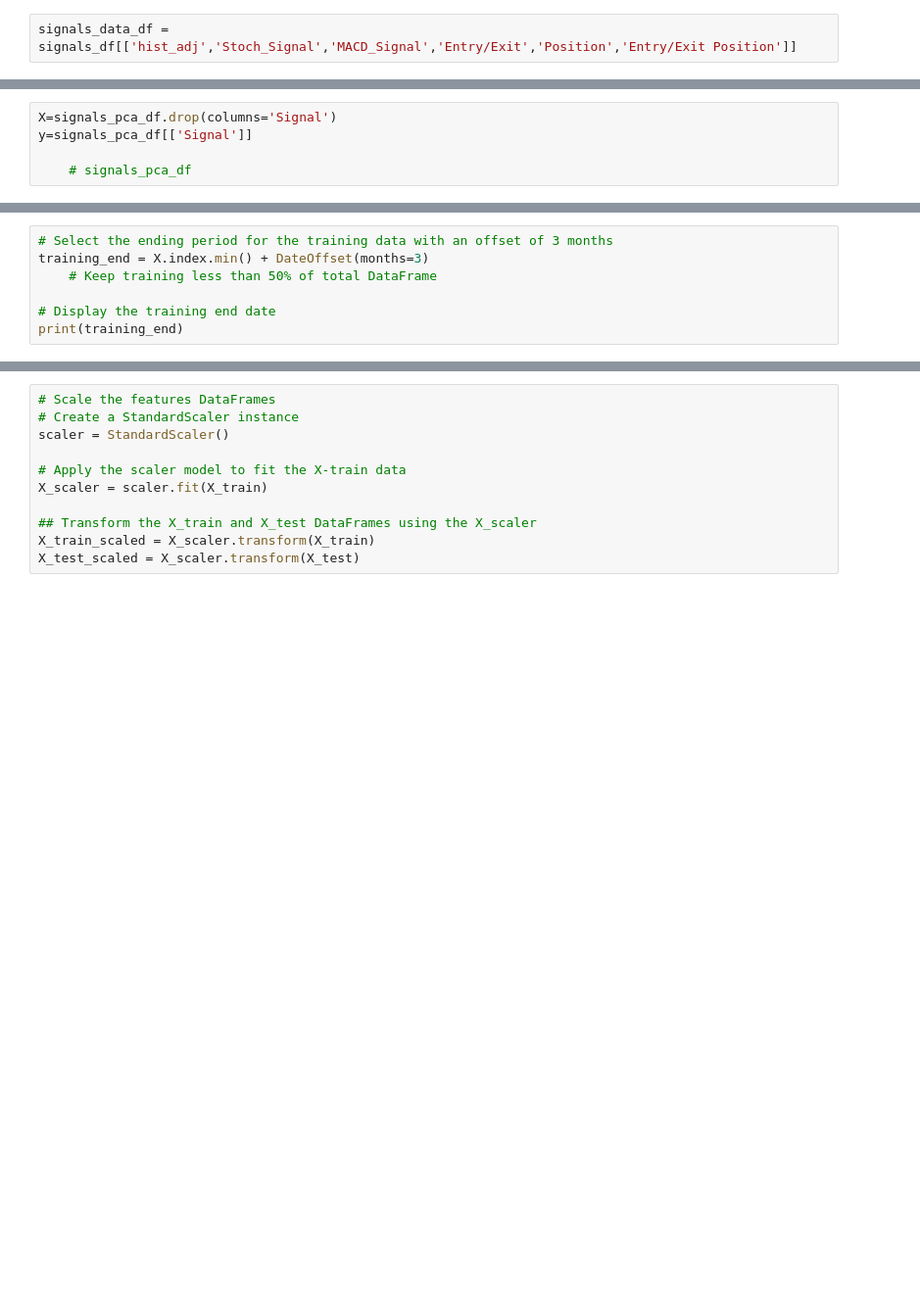
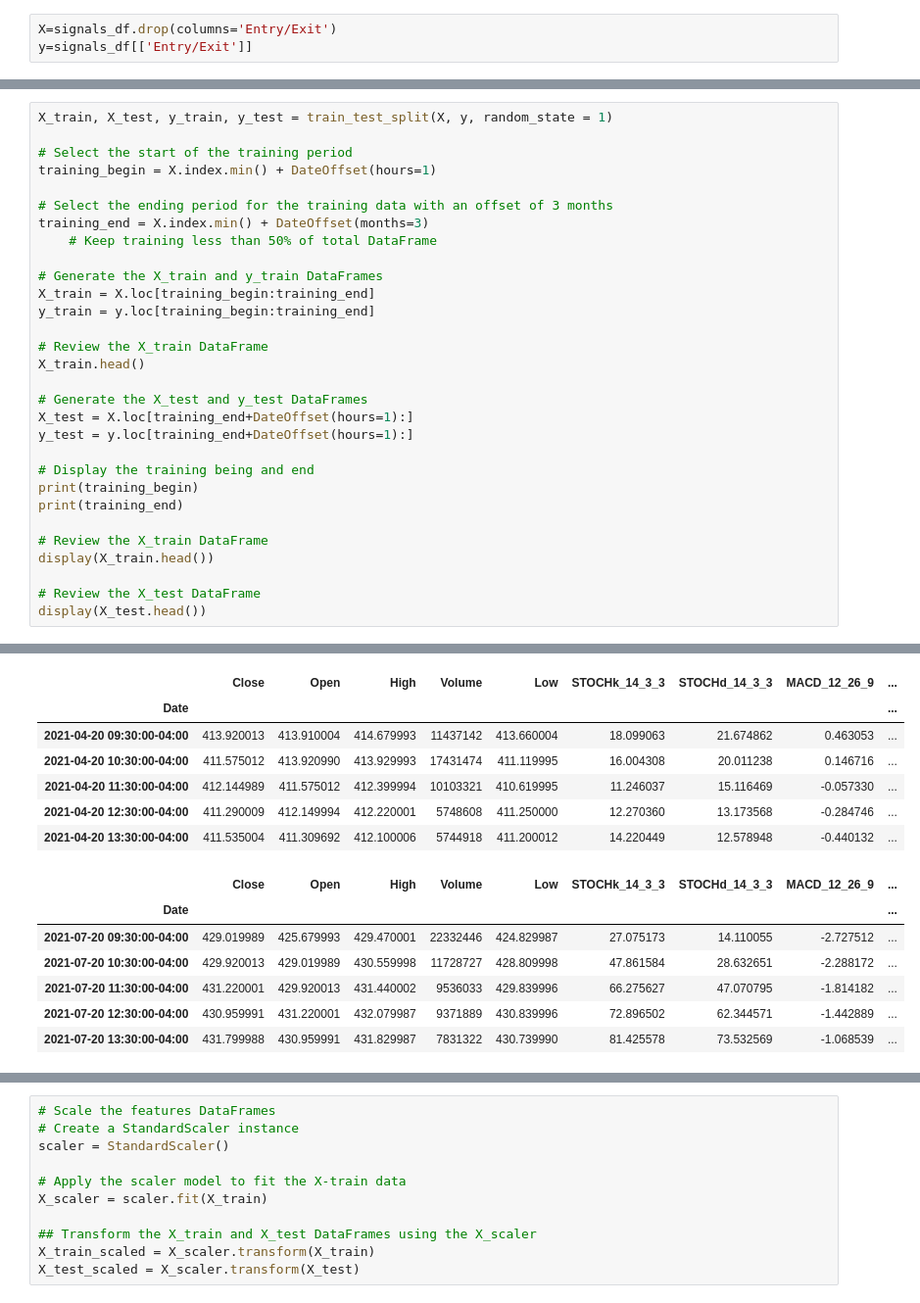
Before and after one commit to Kgross2/Group2_Project2, a Jupyter notebook: custom_ml.ipynb, the cells around one changed output, grey strips where cells are left out. Shown: that part at 98% size. Cells and saved outputs as stored; diff of their text form; blank space fills up the shorter version.

```diff
--- a/custom_ml.ipynb
+++ b/custom_ml.ipynb
@@ -48,2 +42,3 @@ signals_df.head()
 # %%
-signals_data_df = signals_df[['hist_adj','Stoch_Signal','MACD_Signal','Entry/Exit','Position','Entry/Exit Position']]
+X=signals_df.drop(columns='Entry/Exit')
+y=signals_df[['Entry/Exit']]
@@ -152,5 +44,0 @@ len(signals_pca_df.columns)
-# %%
-X=signals_pca_df.drop(columns='Signal')
-y=signals_pca_df[['Signal']]
-
-    # signals_pca_df
@@ -178,8 +45,31 @@ print(training_begin)
 # %%
+X_train, X_test, y_train, y_test = train_test_split(X, y, random_state = 1)
+
+# Select the start of the training period
+training_begin = X.index.min() + DateOffset(hours=1)
+
 # Select the ending period for the training data with an offset of 3 months
 training_end = X.index.min() + DateOffset(months=3)
     # Keep training less than 50% of total DataFrame
 
-# Display the training end date
+# Generate the X_train and y_train DataFrames
+X_train = X.loc[training_begin:training_end]
+y_train = y.loc[training_begin:training_end]
+
+# Review the X_train DataFrame
+X_train.head()
+
+# Generate the X_test and y_test DataFrames
+X_test = X.loc[training_end+DateOffset(hours=1):]
+y_test = y.loc[training_end+DateOffset(hours=1):]
+
+# Display the training being and end
+print(training_begin)
 print(training_end)
+
+# Review the X_train DataFrame
+display(X_train.head())
+
+# Review the X_test DataFrame
+display(X_test.head())
 # %% [output]
@@ -186 +77,15 @@ print(training_end)
 2021-07-19 15:30:00-04:00
+|  | Close | Open | High | Volume | Low | STOCHk_14_3_3 | STOCHd_14_3_3 | MACD_12_26_9 | ... |
+| Date |  |  |  |  |  |  |  |  | ... |
+| 2021-04-20 09:30:00-04:00 | 413.920013 | 413.910004 | 414.679993 | 11437142 | 413.660004 | 18.099063 | 21.674862 | 0.463053 | ... |
+| 2021-04-20 10:30:00-04:00 | 411.575012 | 413.920990 | 413.929993 | 17431474 | 411.119995 | 16.004308 | 20.011238 | 0.146716 | ... |
+| 2021-04-20 11:30:00-04:00 | 412.144989 | 411.575012 | 412.399994 | 10103321 | 410.619995 | 11.246037 | 15.116469 | -0.057330 | ... |
+| 2021-04-20 12:30:00-04:00 | 411.290009 | 412.149994 | 412.220001 | 5748608 | 411.250000 | 12.270360 | 13.173568 | -0.284746 | ... |
+| 2021-04-20 13:30:00-04:00 | 411.535004 | 411.309692 | 412.100006 | 5744918 | 411.200012 | 14.220449 | 12.578948 | -0.440132 | ... |
+|  | Close | Open | High | Volume | Low | STOCHk_14_3_3 | STOCHd_14_3_3 | MACD_12_26_9 | ... |
+| Date |  |  |  |  |  |  |  |  | ... |
+| 2021-07-20 09:30:00-04:00 | 429.019989 | 425.679993 | 429.470001 | 22332446 | 424.829987 | 27.075173 | 14.110055 | -2.727512 | ... |
+| 2021-07-20 10:30:00-04:00 | 429.920013 | 429.019989 | 430.559998 | 11728727 | 428.809998 | 47.861584 | 28.632651 | -2.288172 | ... |
+| 2021-07-20 11:30:00-04:00 | 431.220001 | 429.920013 | 431.440002 | 9536033 | 429.839996 | 66.275627 | 47.070795 | -1.814182 | ... |
+| 2021-07-20 12:30:00-04:00 | 430.959991 | 431.220001 | 432.079987 | 9371889 | 430.839996 | 72.896502 | 62.344571 | -1.442889 | ... |
+| 2021-07-20 13:30:00-04:00 | 431.799988 | 430.959991 | 431.829987 | 7831322 | 430.739990 | 81.425578 | 73.532569 | -1.068539 | ... |
```
Also changed, not shown: parts of 42 cells of this notebook, 4 other files.
